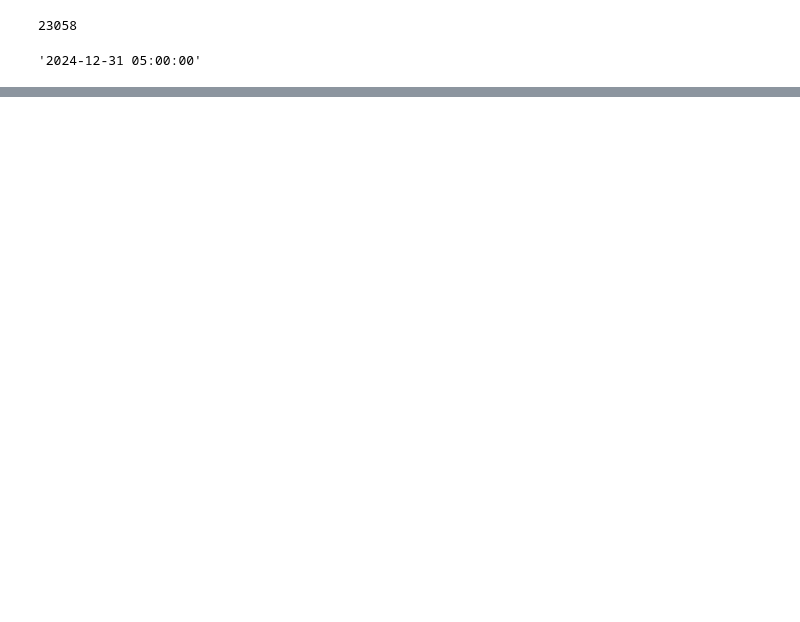
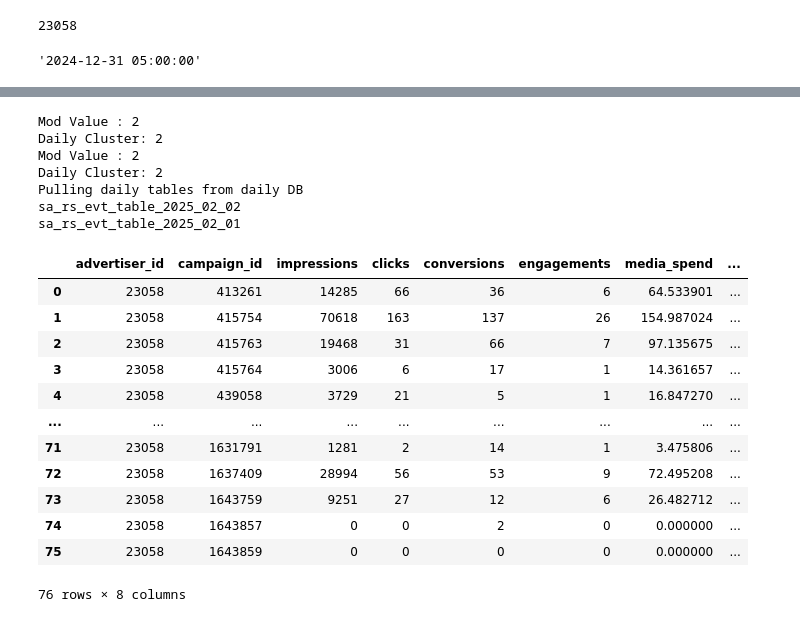
Before and after one commit to jennyw7/testing, a Jupyter notebook: scripts/SQLtest/Assessment.ipynb, the cells around one changed output, grey strips where cells are left out. Drawn from its saved outputs; the diff is of its cells as text; code cells hidden in the pictures; blank space fills up the shorter version.

```diff
--- a/scripts/SQLtest/Assessment.ipynb
+++ b/scripts/SQLtest/Assessment.ipynb
@@ -174,0 +265,21 @@ with filter: all tables passed
+# %%
+# redshift query pull
+select_stmt = """
+    select  advertiser_id,
+            campaign_id,
+            sum(has_won) as impressions,
+            sum(has_click) as clicks,
+            sum(has_conv) as conversions,
+            sum(has_engagement) as engagements,
+            sum(cost)/1000000.0 as media_spend,
+            sum(cost_usd)/1000000.0 as media_spend_usd
+"""
+
+where_stmt = """
+    where   sub_advertiser_id in (46398, 47692)
+            and supply_inventory_type in ('image', 'video')
+"""
+
+groupby_stmt = "group by advertiser_id, campaign_id"
+
+orderby_stmt = "order by campaign_id"
@@ -174,0 +294,30 @@ with filter: all tables passed
+# %%
+rs_df2 = daily_looper_fun(dur = 1,
+                        enddate = '2025-02-01 05:00:00',
+                        SELECT = select_stmt,
+                        WHERE_daily = where_stmt,
+                        GROUPBY = groupby_stmt,
+                        ORDERBY = orderby_stmt,
+                        user_id = user_id)
+rs_df2
+# %% [output]
+Mod Value : 2
+Daily Cluster: 2
+Mod Value : 2
+Daily Cluster: 2
+Pulling daily tables from daily DB
+sa_rs_evt_table_2025_02_02
+sa_rs_evt_table_2025_02_01
+|  | advertiser_id | campaign_id | impressions | clicks | conversions | engagements | media_spend | ... |
+| 0 | 23058 | 413261 | 14285 | 66 | 36 | 6 | 64.533901 | ... |
+| 1 | 23058 | 415754 | 70618 | 163 | 137 | 26 | 154.987024 | ... |
+| 2 | 23058 | 415763 | 19468 | 31 | 66 | 7 | 97.135675 | ... |
+| 3 | 23058 | 415764 | 3006 | 6 | 17 | 1 | 14.361657 | ... |
+| 4 | 23058 | 439058 | 3729 | 21 | 5 | 1 | 16.847270 | ... |
+| ... | ... | ... | ... | ... | ... | ... | ... | ... |
+| 71 | 23058 | 1631791 | 1281 | 2 | 14 | 1 | 3.475806 | ... |
+| 72 | 23058 | 1637409 | 28994 | 56 | 53 | 9 | 72.495208 | ... |
+| 73 | 23058 | 1643759 | 9251 | 27 | 12 | 6 | 26.482712 | ... |
+| 74 | 23058 | 1643857 | 0 | 0 | 2 | 0 | 0.000000 | ... |
+| 75 | 23058 | 1643859 | 0 | 0 | 0 | 0 | 0.000000 | ... |
+76 rows × 8 columns
```
Also changed, not shown: parts of 28 cells of this notebook, 1 other file.
